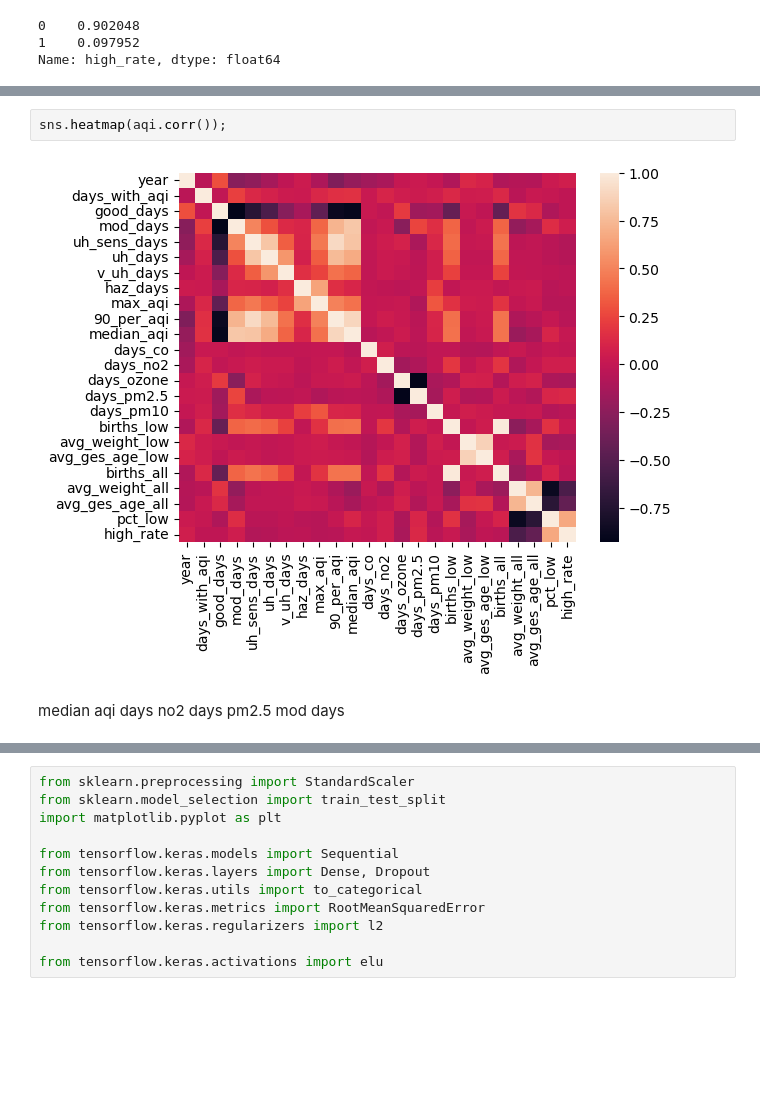
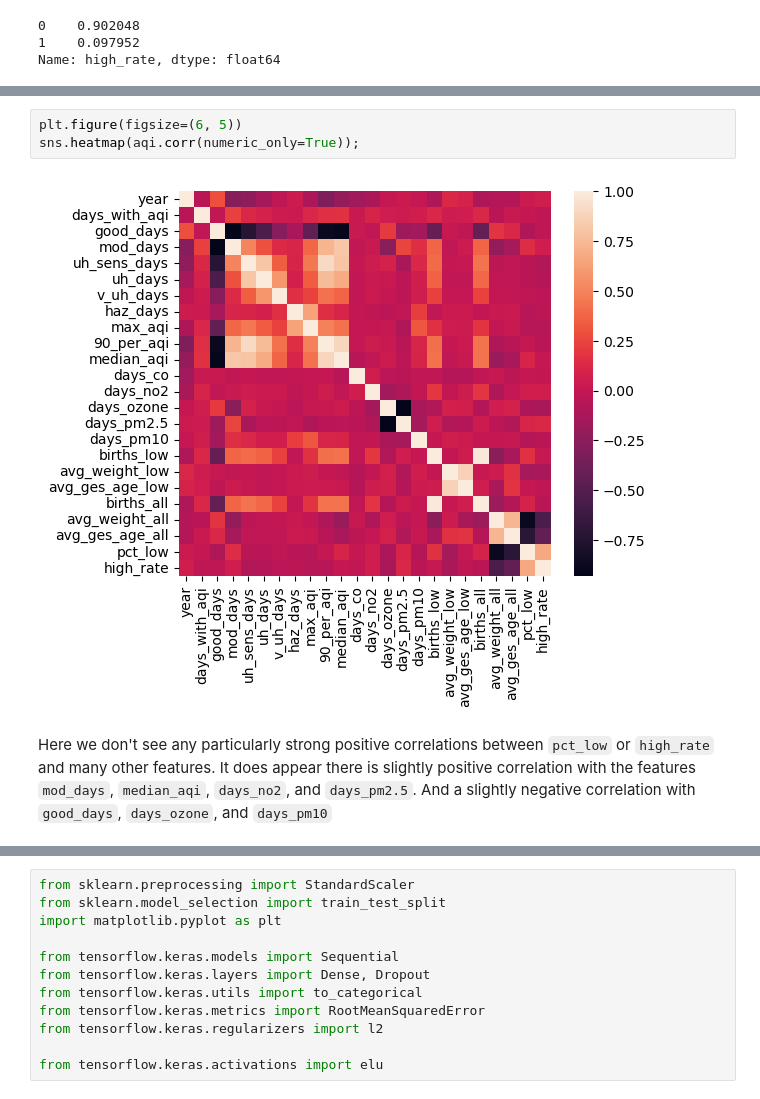
Before and after one commit to wdegraw93/low_birth_weight_vs_aqi_study, a Jupyter notebook: matt_eda.ipynb, the cells around one changed output, grey strips where cells are left out. Saved outputs shown, nothing was run; the diff lists cells and outputs as text; blank space fills up the shorter version.

```diff
--- a/matt_eda.ipynb
+++ b/matt_eda.ipynb
@@ -365,10 +392,8 @@ Name: high_rate, dtype: float64
 # %%
-sns.heatmap(aqi.corr());
+plt.figure(figsize=(6, 5))
+sns.heatmap(aqi.corr(numeric_only=True));
 # %% [output]
-[figure, old version]
+[figure, new version]
-# %% [markdown]
-median aqi
-days no2
-days pm2.5
-mod days
+# %% [markdown]
+Here we don't see any particularly strong positive correlations between `pct_low` or `high_rate` and many other features.  It does appear there is slightly positive correlation with the features `mod_days`, `median_aqi`, `days_no2`, and `days_pm2.5`.  And a slightly negative correlation with `good_days`, `days_ozone`, and `days_pm10`
 # %%
```
Also changed, not shown: parts of 26 cells of this notebook.
